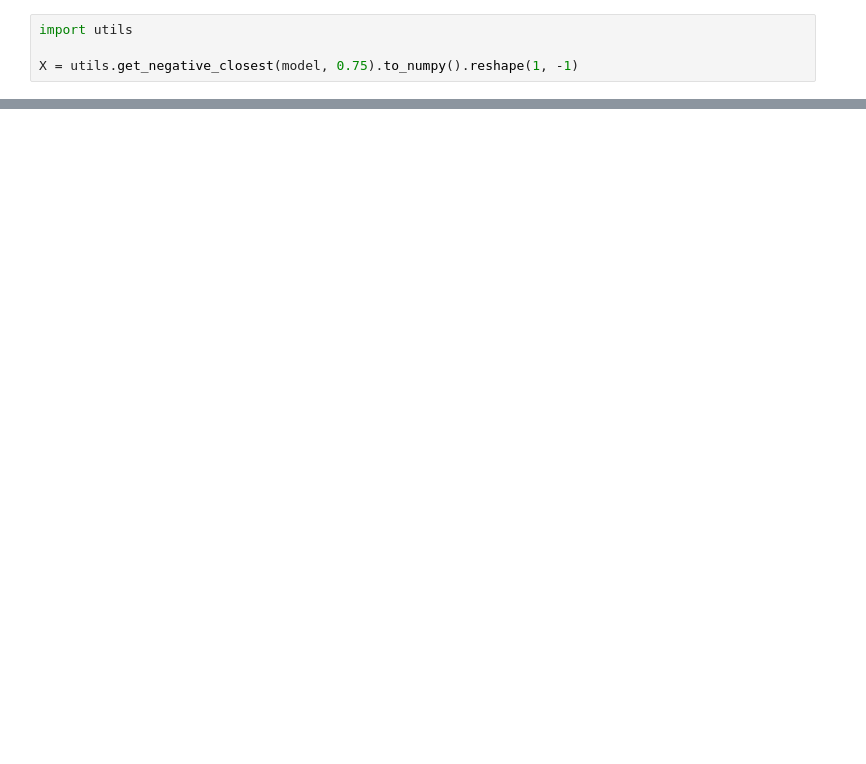
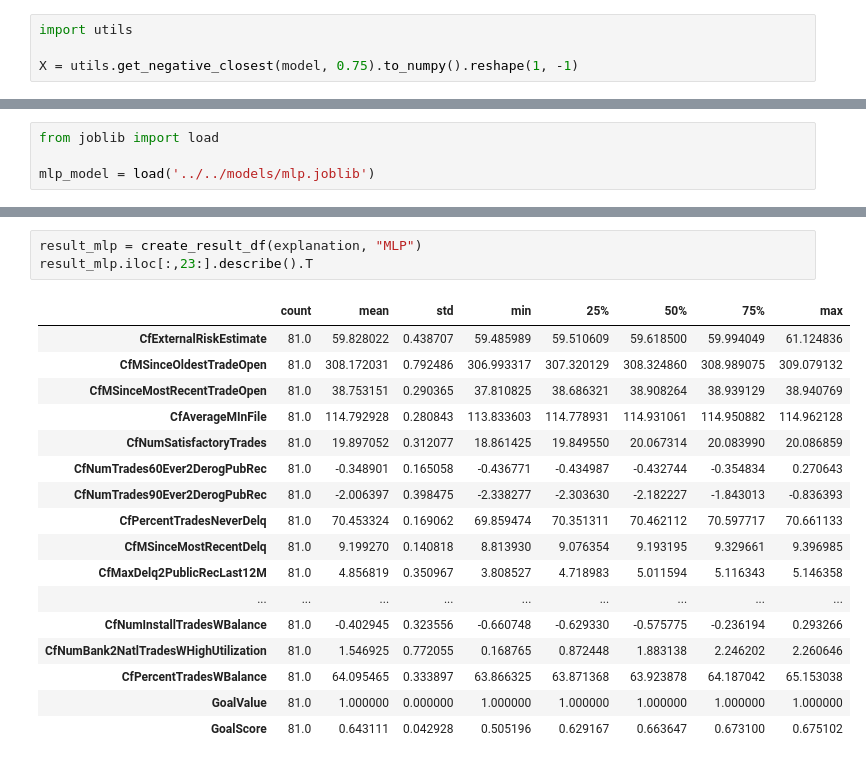
Before and after one commit to ruivieira/experiments, a Jupyter notebook: notebooks/counterfactuals/04-alibi.ipynb, the cells around one changed output, grey strips where cells are left out. Drawn from its saved outputs; the diff is of its cells as text; blank space fills up the shorter version.

```diff
--- a/notebooks/counterfactuals/04-alibi.ipynb
+++ b/notebooks/counterfactuals/04-alibi.ipynb
@@ -97,0 +120,4 @@ result.iloc[:,23:].describe().T
+# %%
+from joblib import load
+
+mlp_model = load('../../models/mlp.joblib')
@@ -97,0 +157,21 @@ result.iloc[:,23:].describe().T
+# %%
+result_mlp = create_result_df(explanation, "MLP")
+result_mlp.iloc[:,23:].describe().T
+# %% [output]
+|  | count | mean | std | min | 25% | 50% | 75% | max |
+| CfExternalRiskEstimate | 81.0 | 59.828022 | 0.438707 | 59.485989 | 59.510609 | 59.618500 | 59.994049 | 61.124836 |
+| CfMSinceOldestTradeOpen | 81.0 | 308.172031 | 0.792486 | 306.993317 | 307.320129 | 308.324860 | 308.989075 | 309.079132 |
+| CfMSinceMostRecentTradeOpen | 81.0 | 38.753151 | 0.290365 | 37.810825 | 38.686321 | 38.908264 | 38.939129 | 38.940769 |
+| CfAverageMInFile | 81.0 | 114.792928 | 0.280843 | 113.833603 | 114.778931 | 114.931061 | 114.950882 | 114.962128 |
+| CfNumSatisfactoryTrades | 81.0 | 19.897052 | 0.312077 | 18.861425 | 19.849550 | 20.067314 | 20.083990 | 20.086859 |
+| CfNumTrades60Ever2DerogPubRec | 81.0 | -0.348901 | 0.165058 | -0.436771 | -0.434987 | -0.432744 | -0.354834 | 0.270643 |
+| CfNumTrades90Ever2DerogPubRec | 81.0 | -2.006397 | 0.398475 | -2.338277 | -2.303630 | -2.182227 | -1.843013 | -0.836393 |
+| CfPercentTradesNeverDelq | 81.0 | 70.453324 | 0.169062 | 69.859474 | 70.351311 | 70.462112 | 70.597717 | 70.661133 |
+| CfMSinceMostRecentDelq | 81.0 | 9.199270 | 0.140818 | 8.813930 | 9.076354 | 9.193195 | 9.329661 | 9.396985 |
+| CfMaxDelq2PublicRecLast12M | 81.0 | 4.856819 | 0.350967 | 3.808527 | 4.718983 | 5.011594 | 5.116343 | 5.146358 |
+| ... | ... | ... | ... | ... | ... | ... | ... | ... |
+| CfNumInstallTradesWBalance | 81.0 | -0.402945 | 0.323556 | -0.660748 | -0.629330 | -0.575775 | -0.236194 | 0.293266 |
+| CfNumBank2NatlTradesWHighUtilization | 81.0 | 1.546925 | 0.772055 | 0.168765 | 0.872448 | 1.883138 | 2.246202 | 2.260646 |
+| CfPercentTradesWBalance | 81.0 | 64.095465 | 0.333897 | 63.866325 | 63.871368 | 63.923878 | 64.187042 | 65.153038 |
+| GoalValue | 81.0 | 1.000000 | 0.000000 | 1.000000 | 1.000000 | 1.000000 | 1.000000 | 1.000000 |
+| GoalScore | 81.0 | 0.643111 | 0.042928 | 0.505196 | 0.629167 | 0.663647 | 0.673100 | 0.675102 |
```
Also changed, not shown: parts of 12 cells of this notebook.
